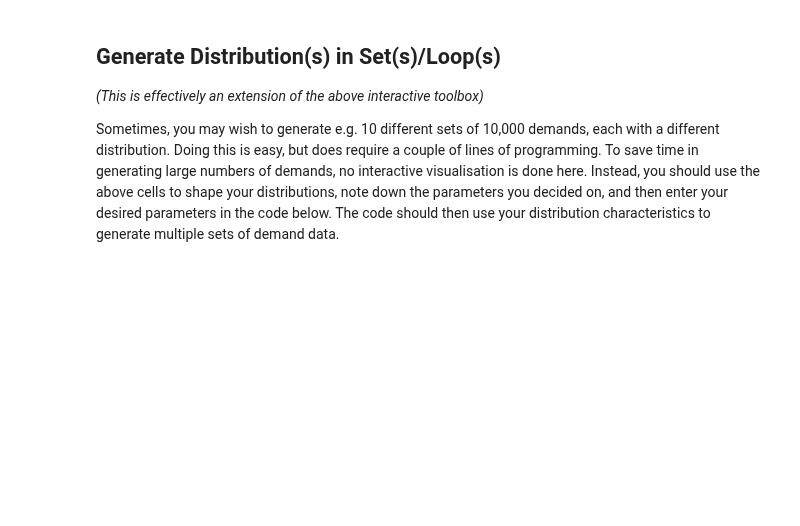
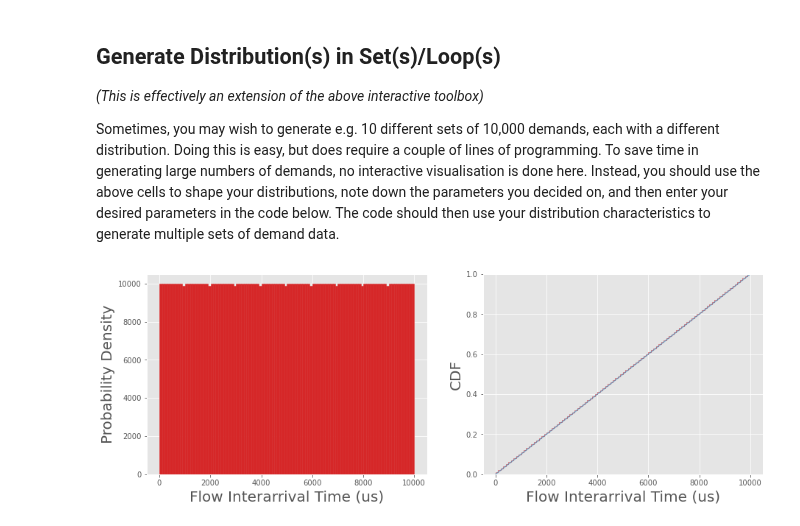
Before and after one commit to cwfparsonson/trafpy, a Jupyter notebook: notebooks/main.ipynb, the cells around one changed output. Drawn from its saved outputs; the diff is of its cells as text; code cells hidden in the pictures; blank space fills up the shorter version.

```diff
--- a/notebooks/main.ipynb
+++ b/notebooks/main.ipynb
@@ -292,8 +303,10 @@ ended=time.time()
 print('Generated {} sets of {} demands in {} seconds.'.format(num_sets,num_demands,ended-started))
 # %%
 # EXAMPLE OF HOW TO MAKE A UNIFORM DIST
-# flow_size_dist = tpg.gen_uniform_val_dist(min_flow_size,
-#                                           max_flow_size,
-#                                           round_to_nearest=1,
-#                                           path_to_save=path,
-#                                           filename='flow_size_dist_{}'.format(s))
+flow_size_dist = tpg.gen_uniform_val_dist(10,
+                                          10000,
+                                          round_to_nearest=1,
+                                          rand_var_name='Flow Interarrival Time (us)',
+                                          show_fig=True)
+# %% [output]
+[figure, added]
```
Also changed, not shown: parts of 1 cell of this notebook, 15 other files.
